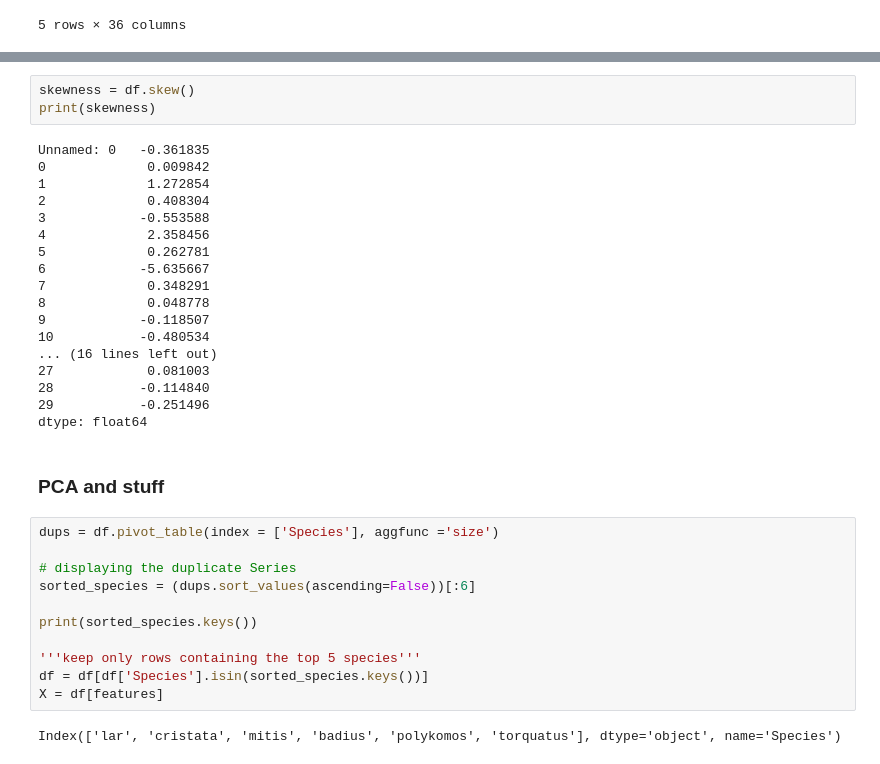
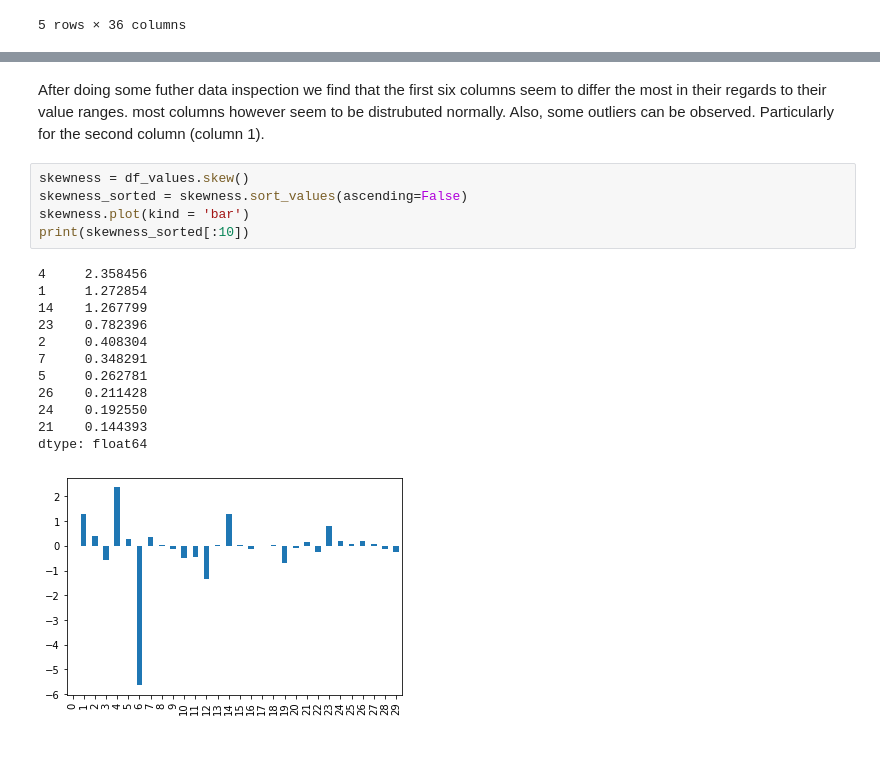
Before and after one commit to PRiesebos/DS3_Unsupervised, a Jupyter notebook: FinalAssignment.ipynb, the cells around one changed output, grey strips where cells are left out. Saved outputs shown, nothing was run; the diff lists cells and outputs as text.

```diff
--- a/FinalAssignment.ipynb
+++ b/FinalAssignment.ipynb
@@ -72,36 +93,20 @@ df.describe()
-# %%
-skewness = df.skew()
-print(skewness)
-# %% [output]
-Unnamed: 0   -0.361835
-0             0.009842
-1             1.272854
-2             0.408304
-3            -0.553588
-4             2.358456
-5             0.262781
-6            -5.635667
-7             0.348291
-8             0.048778
-9            -0.118507
-10           -0.480534
-... (16 lines left out)
-27            0.081003
-28           -0.114840
-29           -0.251496
-dtype: float64
-# %% [markdown]
-### PCA and stuff
-# %%
-dups = df.pivot_table(index = ['Species'], aggfunc ='size')
-
-# displaying the duplicate Series
-sorted_species = (dups.sort_values(ascending=False))[:6]
-
-print(sorted_species.keys())
-
-'''keep only rows containing the top 5 species'''
-df = df[df['Species'].isin(sorted_species.keys())]
-X = df[features]
-# %% [output]
-Index(['lar', 'cristata', 'mitis', 'badius', 'polykomos', 'torquatus'], dtype='object', name='Species')
+# %% [markdown]
+After doing some futher data inspection we find that the first six columns seem to differ the most in their regards to their value ranges. most columns however seem to be distrubuted normally. Also, some outliers can be observed. Particularly for the second column (column 1).
+# %%
+skewness = df_values.skew()
+skewness_sorted = skewness.sort_values(ascending=False)
+skewness.plot(kind = 'bar')
+print(skewness_sorted[:10])
+# %% [output]
+4     2.358456
+1     1.272854
+14    1.267799
+23    0.782396
+2     0.408304
+7     0.348291
+5     0.262781
+26    0.211428
+24    0.192550
+21    0.144393
+dtype: float64
+[figure, added]
```
Also changed, not shown: parts of 32 cells of this notebook, 1 other file.
